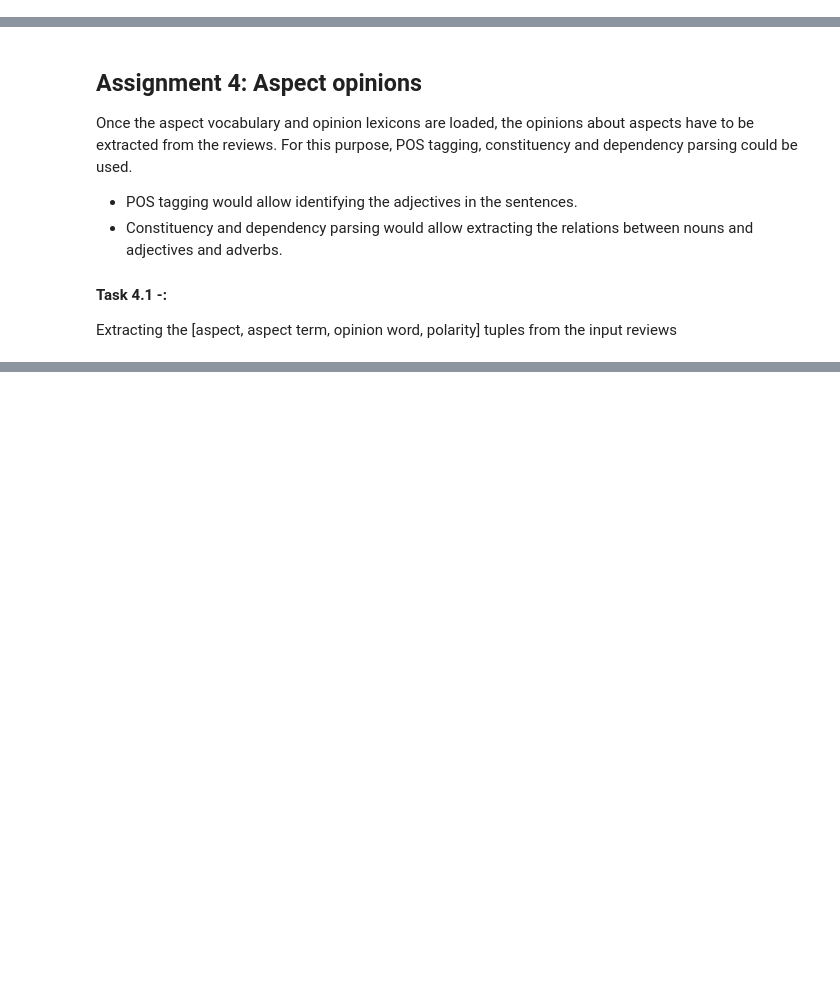
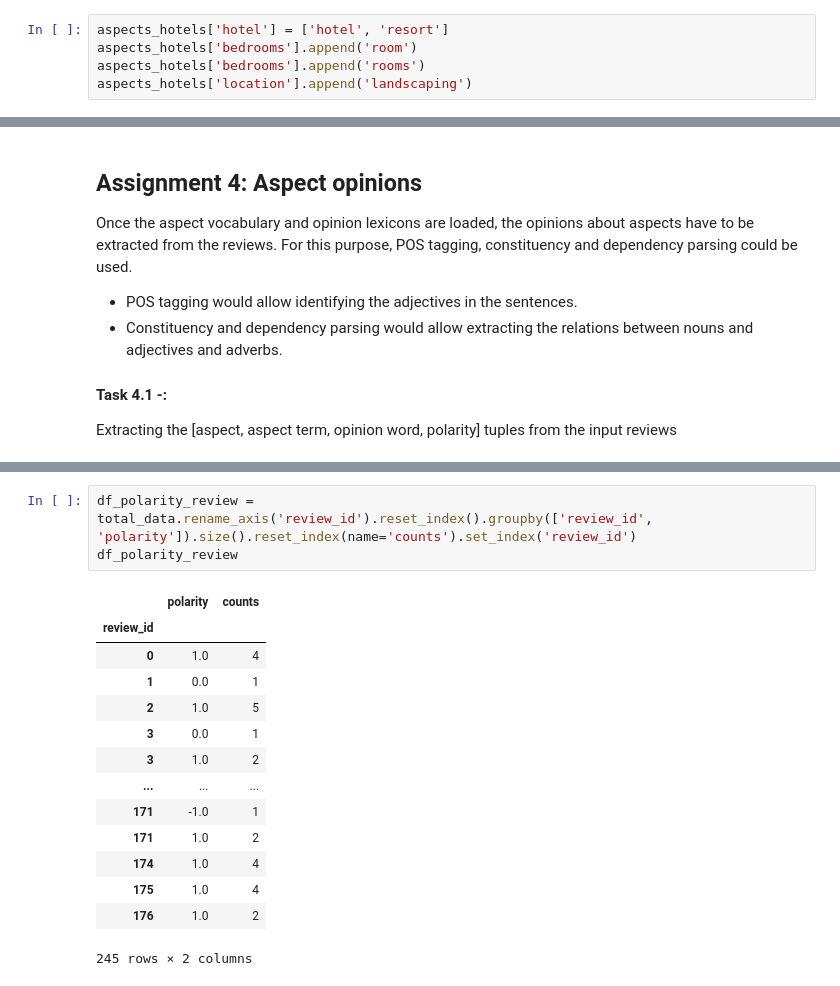
Before and after one commit to glorelvalle/mucd-mg, a Jupyter notebook: pln/p1.ipynb, the cells around one changed output, grey strips where cells are left out. Drawn from its saved outputs; the diff is of its cells as text; blank space fills up the shorter version.

```diff
--- a/pln/p1.ipynb
+++ b/pln/p1.ipynb
@@ -166,3 +166,8 @@ aspects_hotels
+# %%
+aspects_hotels['hotel'] = ['hotel', 'resort']
+aspects_hotels['bedrooms'].append('room')
+aspects_hotels['bedrooms'].append('rooms')
+aspects_hotels['location'].append('landscaping')
 # %% [markdown]
 ### Task 2.3
 Managing vocabularies for additional Yelp or Amazon domains.
@@ -613,0 +547,18 @@ for s in [sentences[0]]:
+# %%
+df_polarity_review = total_data.rename_axis('review_id').reset_index().groupby(['review_id', 'polarity']).size().reset_index(name='counts').set_index('review_id')
+df_polarity_review
+# %% [output]
+|  | polarity | counts |
+| review_id |  |  |
+| 0 | 1.0 | 4 |
+| 1 | 0.0 | 1 |
+| 2 | 1.0 | 5 |
+| 3 | 0.0 | 1 |
+| 3 | 1.0 | 2 |
+| ... | ... | ... |
+| 171 | -1.0 | 1 |
+| 171 | 1.0 | 2 |
+| 174 | 1.0 | 4 |
+| 175 | 1.0 | 4 |
+| 176 | 1.0 | 2 |
+245 rows × 2 columns
```
Also changed, not shown: parts of 21 cells of this notebook.
